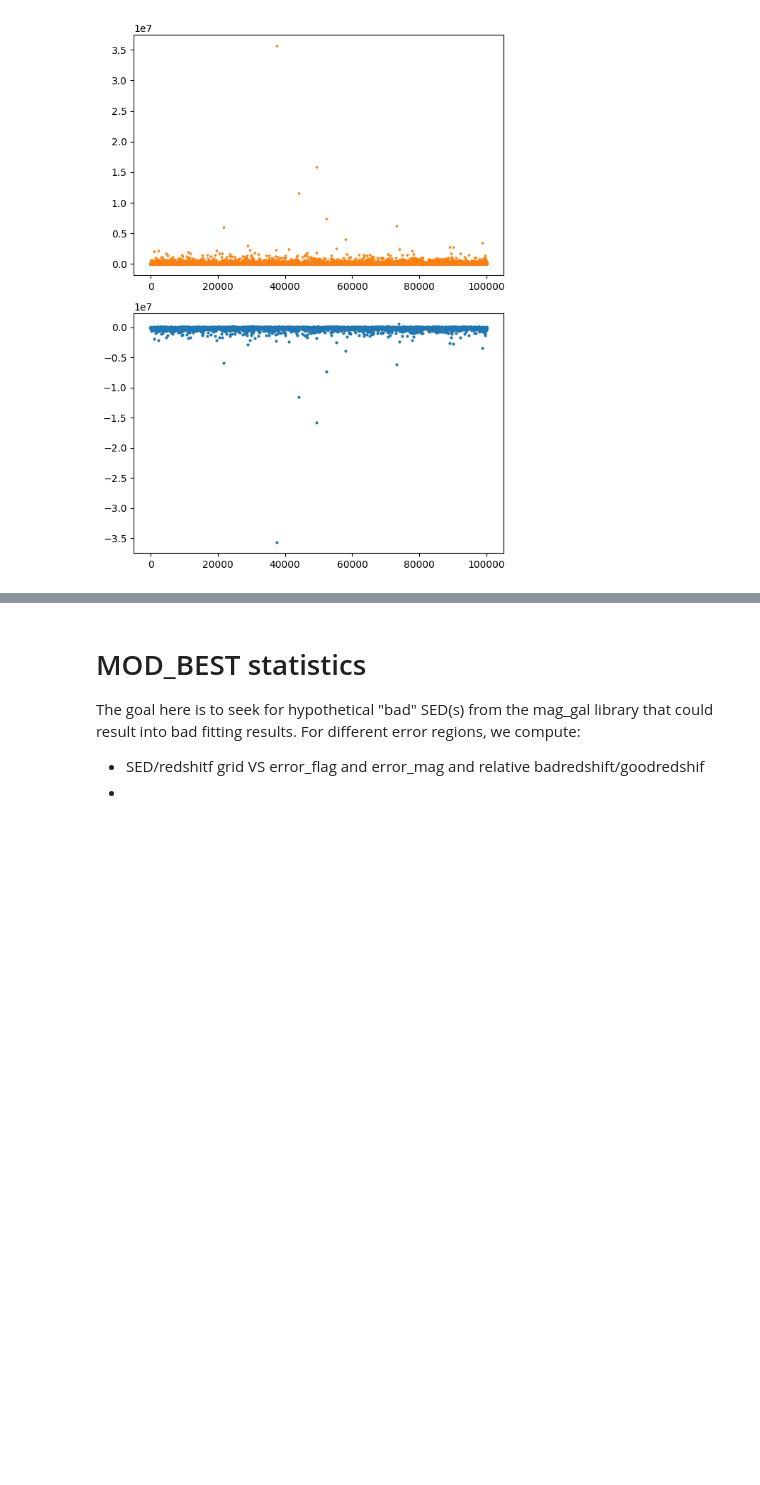
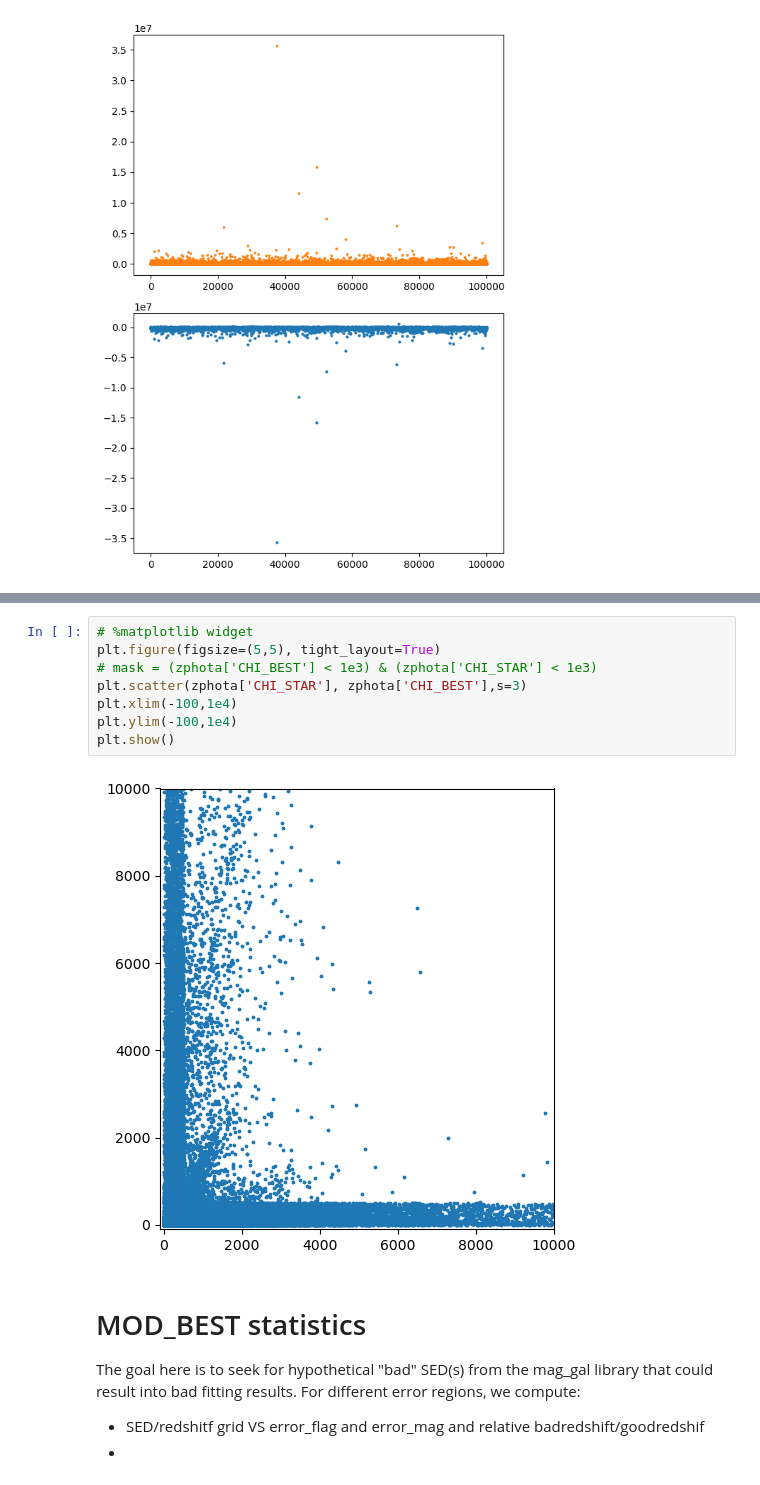
Before and after one commit to lephare-photoz/lephare, a Jupyter notebook: training_stats/notebooks/DES_results_stats.ipynb, the cells around one changed output, grey strips where cells are left out. Drawn from its saved outputs; the diff is of its cells as text; blank space fills up the shorter version.

```diff
--- a/training_stats/notebooks/DES_results_stats.ipynb
+++ b/training_stats/notebooks/DES_results_stats.ipynb
@@ -179,3 +174,13 @@ plt.show()
+# %%
+# %matplotlib widget
+plt.figure(figsize=(5,5), tight_layout=True)
+# mask = (zphota['CHI_BEST'] < 1e3) & (zphota['CHI_STAR'] < 1e3)
+plt.scatter(zphota['CHI_STAR'], zphota['CHI_BEST'],s=3)
+plt.xlim(-100,1e4)
+plt.ylim(-100,1e4)
+plt.show()
+# %% [output]
+[figure, added]
 # %% [markdown]
 # MOD_BEST statistics
 
```
Also changed, not shown: parts of 5 cells of this notebook, 8 other files.
